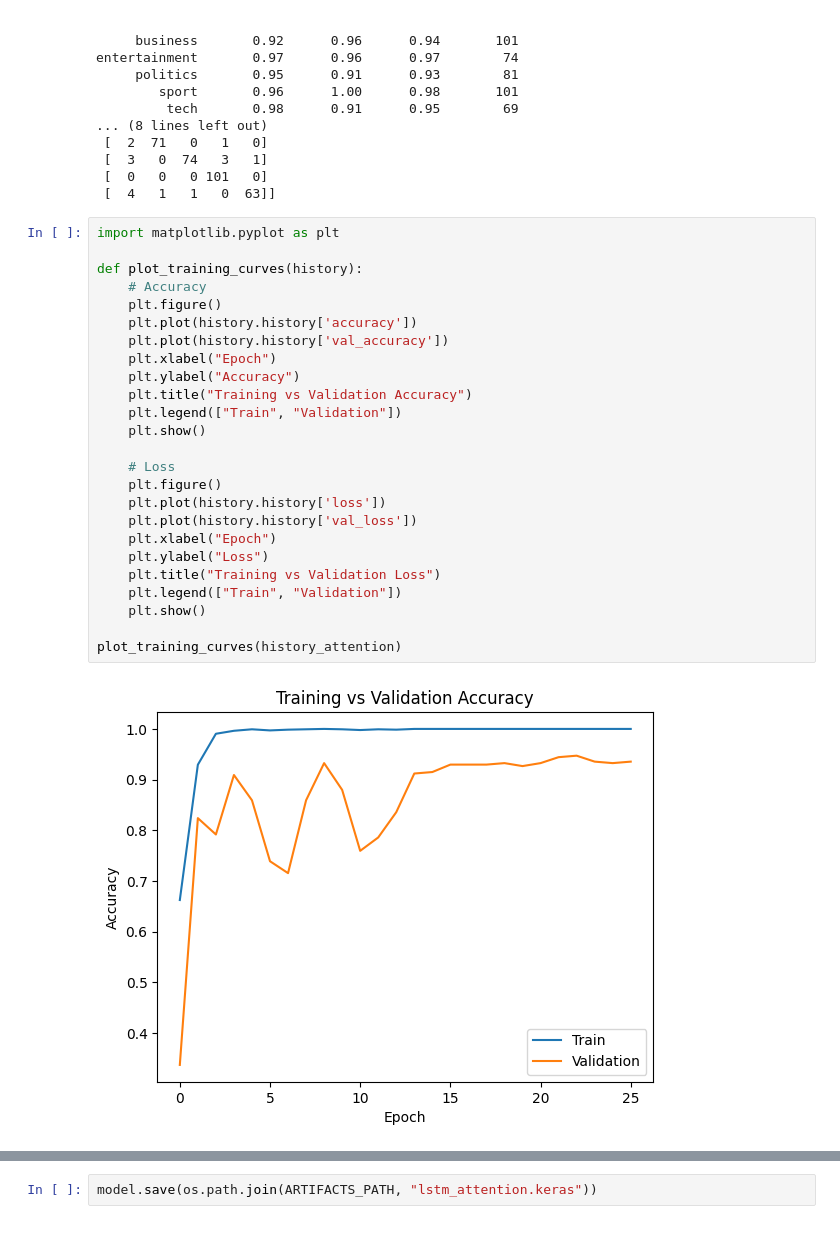
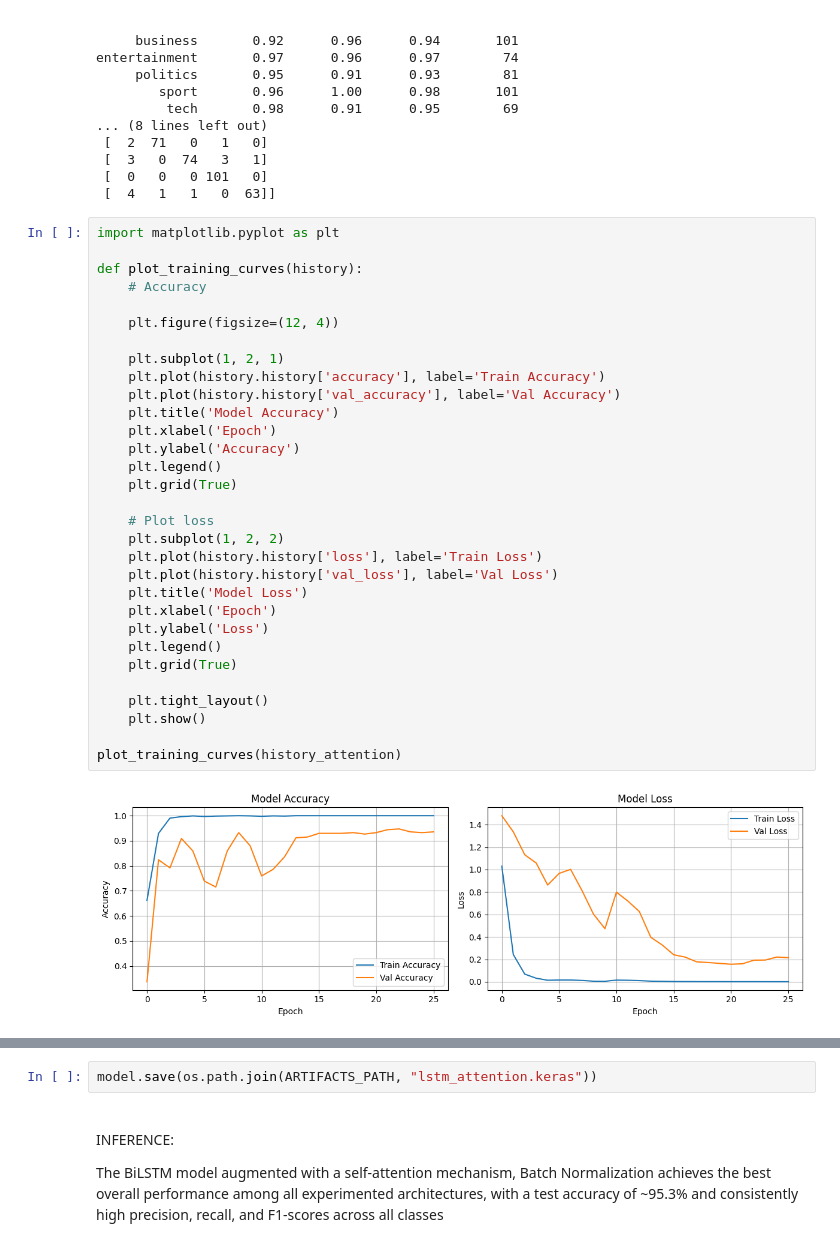
Before and after one commit to SarthakSharma2004/autonews-classifier, a Jupyter notebook: experiments/08_notebook.ipynb, the cells around one changed output, grey strips where cells are left out. Saved outputs shown, nothing was run; the diff lists cells and outputs as text.

Commit message:
modify experiments

```diff
--- a/experiments/08_notebook.ipynb
+++ b/experiments/08_notebook.ipynb
@@ -172,27 +186,33 @@ entertainment       0.97      0.96      0.97        74
 # %%
 import matplotlib.pyplot as plt
 
 def plot_training_curves(history):
     # Accuracy
-    plt.figure()
-    plt.plot(history.history['accuracy'])
-    plt.plot(history.history['val_accuracy'])
-    plt.xlabel("Epoch")
-    plt.ylabel("Accuracy")
-    plt.title("Training vs Validation Accuracy")
-    plt.legend(["Train", "Validation"])
-    plt.show()
 
-    # Loss
-    plt.figure()
-    plt.plot(history.history['loss'])
-    plt.plot(history.history['val_loss'])
-    plt.xlabel("Epoch")
-    plt.ylabel("Loss")
-    plt.title("Training vs Validation Loss")
-    plt.legend(["Train", "Validation"])
+    plt.figure(figsize=(12, 4))
+
+    plt.subplot(1, 2, 1)
+    plt.plot(history.history['accuracy'], label='Train Accuracy')
+    plt.plot(history.history['val_accuracy'], label='Val Accuracy')
+    plt.title('Model Accuracy')
+    plt.xlabel('Epoch')
+    plt.ylabel('Accuracy')
+    plt.legend()
+    plt.grid(True)
+
+    # Plot loss
+    plt.subplot(1, 2, 2)
+    plt.plot(history.history['loss'], label='Train Loss')
+    plt.plot(history.history['val_loss'], label='Val Loss')
+    plt.title('Model Loss')
+    plt.xlabel('Epoch')
+    plt.ylabel('Loss')
+    plt.legend()
+    plt.grid(True)
+
+    plt.tight_layout()
     plt.show()
 
 plot_training_curves(history_attention)
 # %% [output]
-[figure, old version]
+[figure, new version]
@@ -200,2 +219,8 @@ plot_training_curves(history_attention)
 # %%
 model.save(os.path.join(ARTIFACTS_PATH, "lstm_attention.keras"))
+# %% [markdown]
+<!-- -- -->
+# %% [markdown]
+INFERENCE:
+
+The BiLSTM model augmented with a self-attention mechanism, Batch Normalization achieves the best overall performance among all experimented architectures, with a test accuracy of ~95.3% and consistently high precision, recall, and F1-scores across all classes
```
Also changed, not shown: parts of 10 cells of this notebook, 5 other files.
